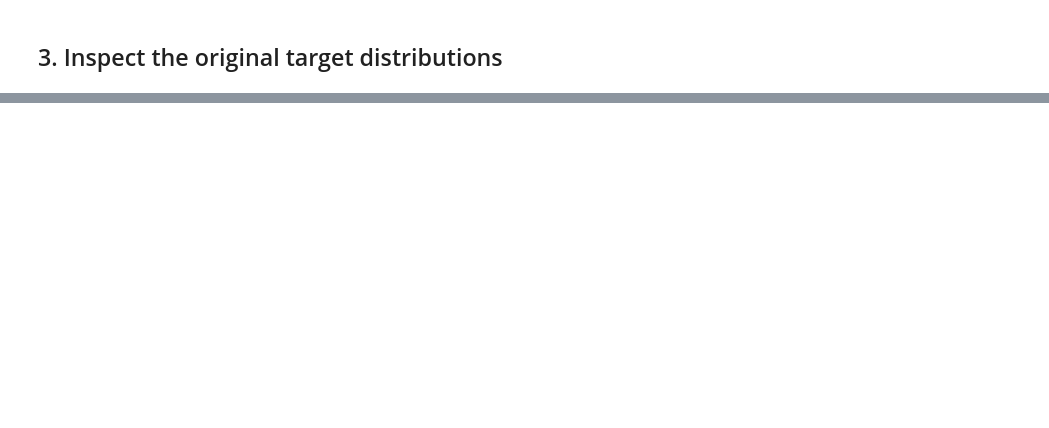
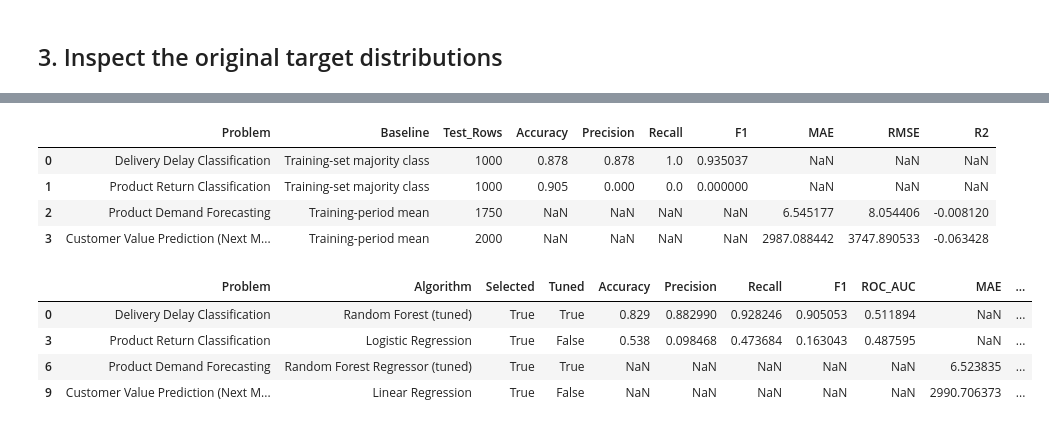
Before and after one commit to Charlez023/SwiftLog-ML-Engineering, a Jupyter notebook: Notebook/Week5_MachineLearning.ipynb, the cells around one changed output, grey strips where cells are left out. Cells and saved outputs as stored; diff of their text form; code cells hidden in the pictures; blank space fills up the shorter version.

```diff
--- a/Notebook/Week5_MachineLearning.ipynb
+++ b/Notebook/Week5_MachineLearning.ipynb
@@ -117,6 +127,5 @@ The table contains three algorithms per task. `Selected` marks the model stored
 # %%
-comparison = pd.read_excel(MODELS / 'Model_Comparison.xlsx')
-display(comparison)
+comparison=pd.read_excel(MODELS/'Model_Comparison.xlsx'); display(comparison); display(comparison[comparison['Selected']==True])
 # %% [output]
 |  | Problem | Algorithm | Rows | Features | Selected | Tuned | Accuracy | Precision | Recall | F1 | ... |
 | 0 | Delivery Delay Classification | Random Forest (tuned) | 5000 | 7 | True | True | 0.829 | 0.882990 | 0.928246 | 0.905053 | ... |
@@ -173,0 +227,17 @@ From the project root, run `python run_swiftlog_project.py`. The script preproce
+# %%
+p=REPORTS/'Baseline_Comparison.csv'
+if p.exists(): baseline=pd.read_csv(p); display(baseline)
+else: print('Baseline comparison not found. Run enhance_swiftlog_eda.py.')
+cols=[c for c in ['Problem','Algorithm','Selected','Tuned','Accuracy','Precision','Recall','F1','ROC_AUC','MAE','RMSE','R2'] if c in comparison.columns]
+display(comparison.loc[comparison['Selected']==True,cols])
+# %% [output]
+|  | Problem | Baseline | Test_Rows | Accuracy | Precision | Recall | F1 | MAE | RMSE | R2 |
+| 0 | Delivery Delay Classification | Training-set majority class | 1000 | 0.878 | 0.878 | 1.0 | 0.935037 | NaN | NaN | NaN |
+| 1 | Product Return Classification | Training-set majority class | 1000 | 0.905 | 0.000 | 0.0 | 0.000000 | NaN | NaN | NaN |
+| 2 | Product Demand Forecasting | Training-period mean | 1750 | NaN | NaN | NaN | NaN | 6.545177 | 8.054406 | -0.008120 |
+| 3 | Customer Value Prediction (Next M... | Training-period mean | 2000 | NaN | NaN | NaN | NaN | 2987.088442 | 3747.890533 | -0.063428 |
+|  | Problem | Algorithm | Selected | Tuned | Accuracy | Precision | Recall | F1 | ROC_AUC | MAE | ... |
+| 0 | Delivery Delay Classification | Random Forest (tuned) | True | True | 0.829 | 0.882990 | 0.928246 | 0.905053 | 0.511894 | NaN | ... |
+| 3 | Product Return Classification | Logistic Regression | True | False | 0.538 | 0.098468 | 0.473684 | 0.163043 | 0.487595 | NaN | ... |
+| 6 | Product Demand Forecasting | Random Forest Regressor (tuned) | True | True | NaN | NaN | NaN | NaN | NaN | 6.523835 | ... |
+| 9 | Customer Value Prediction (Next M... | Linear Regression | True | False | NaN | NaN | NaN | NaN | NaN | 2990.706373 | ... |
```
Also changed, not shown: parts of 29 cells of this notebook, 11 other files.
